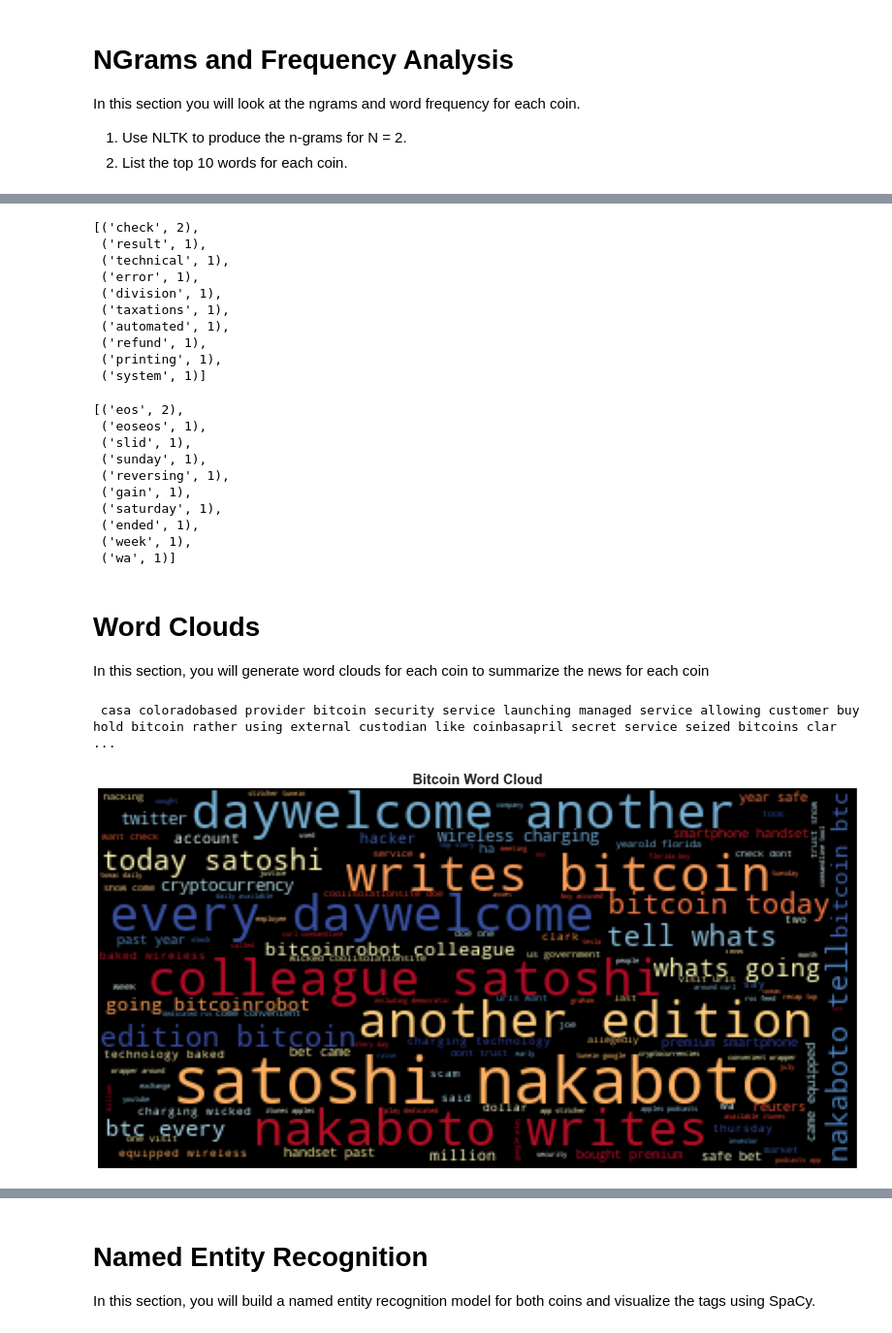
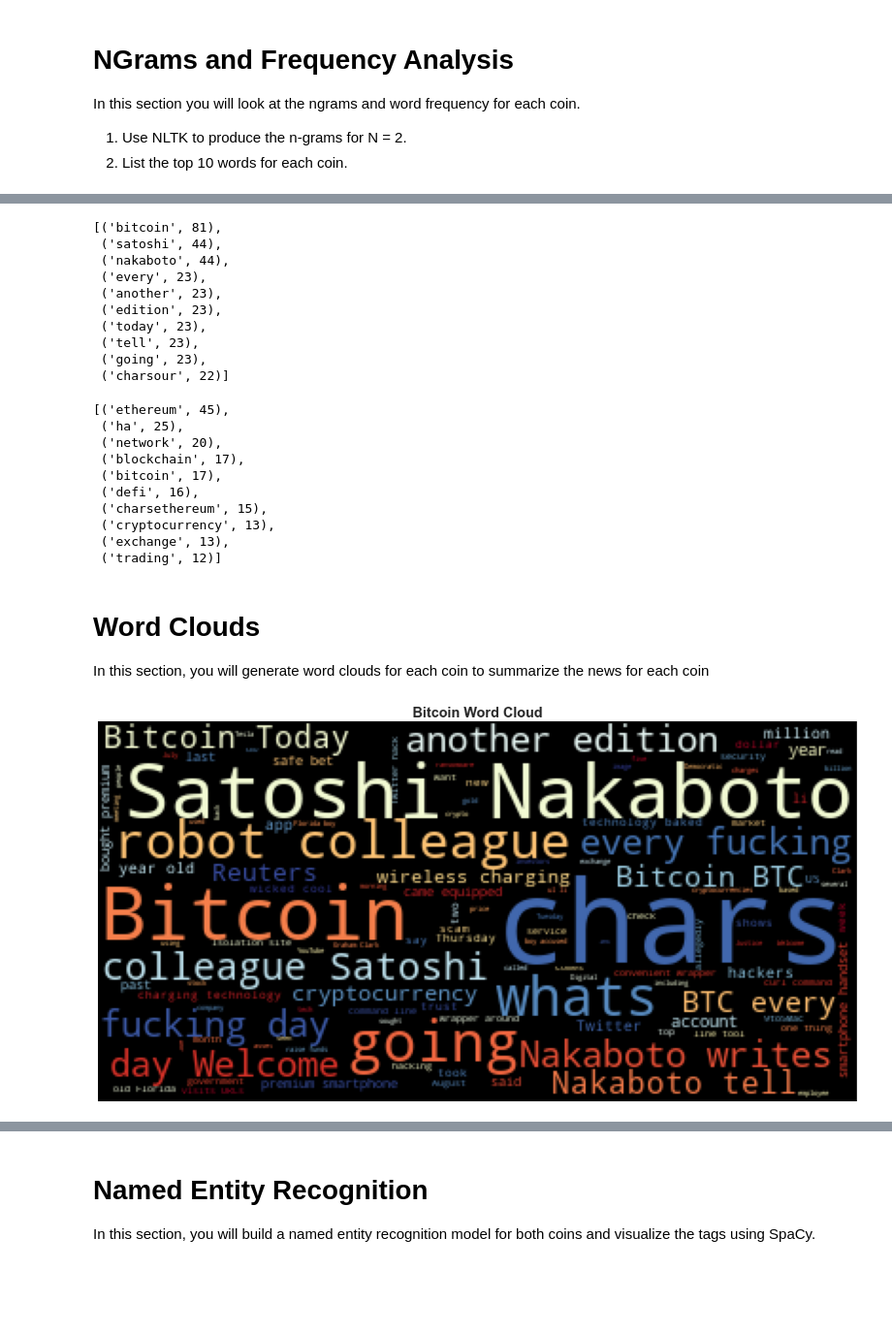
Before and after one commit to Caresir/NLP_cryptocurrency_Sentiment, a Jupyter notebook: crypto_sentiment.ipynb, the cells around one changed output, grey strips where cells are left out. Shown at 97% size. Saved outputs shown, nothing was run; the diff lists cells and outputs as text; code cells hidden in the pictures; blank space fills up the shorter version.

Commit message:
Corrected the Ngrams by converting the df to strings and completed the bitcoin NER,  and corrected the word clouds

```diff
--- a/crypto_sentiment.ipynb
+++ b/crypto_sentiment.ipynb
@@ -339,36 +336,35 @@ def token_count(tokens, N=10):
     return Counter(tokens).most_common(N)
 # %%
 # Get the top 10 words for Bitcoin
-for tokens in bitcoin_df['Tokens']:
-    bitcoin_top = token_count(tokens)
-bitcoin_top
+# for tokens in bitcoin_df['Tokens']:
+#     bitcoin_top = token_count(tokens)
+# bitcoin_top
+token_count(tokenizer(bitcoin_df.text.str.cat()))
 # %% [output]
-[('check', 2),
- ('result', 1),
- ('technical', 1),
- ('error', 1),
- ('division', 1),
- ('taxations', 1),
- ('automated', 1),
- ('refund', 1),
- ('printing', 1),
- ('system', 1)]
+[('bitcoin', 81),
+ ('satoshi', 44),
+ ('nakaboto', 44),
+ ('every', 23),
+ ('another', 23),
+ ('edition', 23),
+ ('today', 23),
+ ('tell', 23),
+ ('going', 23),
+ ('charsour', 22)]
 # %%
 # Get the top 10 words for Ethereum
-for tokens in ethereum_df['Tokens']:
-    ethereum_top = token_count(tokens)
-ethereum_top
+token_count(tokenizer(ethereum_df.text.str.cat()))
 # %% [output]
-[('eos', 2),
- ('eoseos', 1),
- ('slid', 1),
- ('sunday', 1),
- ('reversing', 1),
- ('gain', 1),
- ('saturday', 1),
- ('ended', 1),
- ('week', 1),
- ('wa', 1)]
+[('ethereum', 45),
+ ('ha', 25),
+ ('network', 20),
+ ('blockchain', 17),
+ ('bitcoin', 17),
+ ('defi', 16),
+ ('charsethereum', 15),
+ ('cryptocurrency', 13),
+ ('exchange', 13),
+ ('trading', 12)]
 # %% [markdown]
 # Word Clouds
 
@@ -379,22 +375,13 @@ import matplotlib.pyplot as plt
 plt.style.use('seaborn-whitegrid')
 import matplotlib as mpl
 mpl.rcParams['figure.figsize'] = [20.0, 10.0]
-# %%
-# Generate a string of tokens
-bit_str = ' '
-for t in bitcoin_df['Tokens']:
-    bit_str += ' '.join(t)
-
-print(bit_str)
-# %% [output]
- casa coloradobased provider bitcoin security service launching managed service allowing customer buy hold bitcoin rather using external custodian like coinbasapril secret service seized bitcoins clar ...
 # %%
 # Generate the Bitcoin word cloud
-wordcloud = WordCloud(colormap="RdYlBu").generate(bit_str)
+wordcloud = WordCloud(colormap="RdYlBu").generate(bitcoin_df.text.str.cat())
 plt.imshow(wordcloud)
 plt.axis("off")
 fontdict = {"fontsize": 20, "fontweight": "bold"}
 plt.title("Bitcoin Word Cloud", fontdict=fontdict)
 plt.show()
 # %% [output]
-[figure, old version]
+[figure, new version]
```
Also changed, not shown: parts of 19 cells of this notebook.
